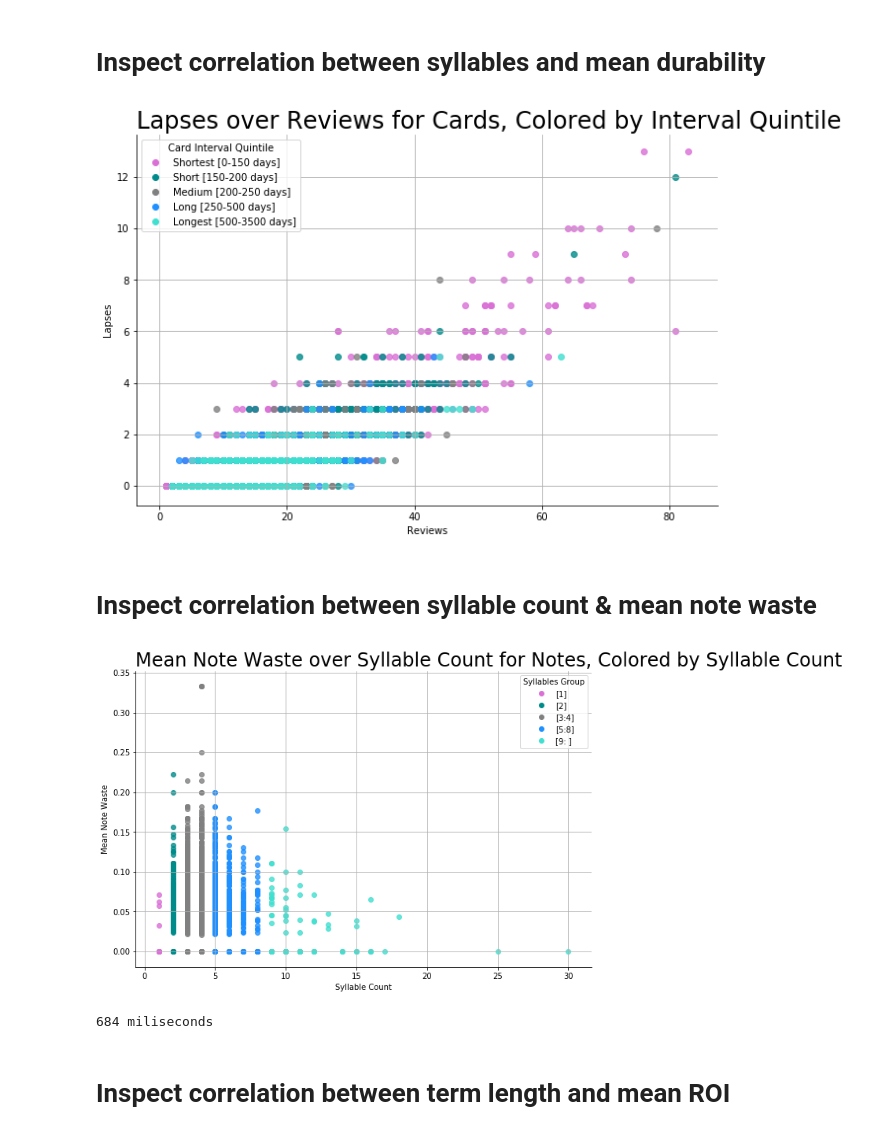
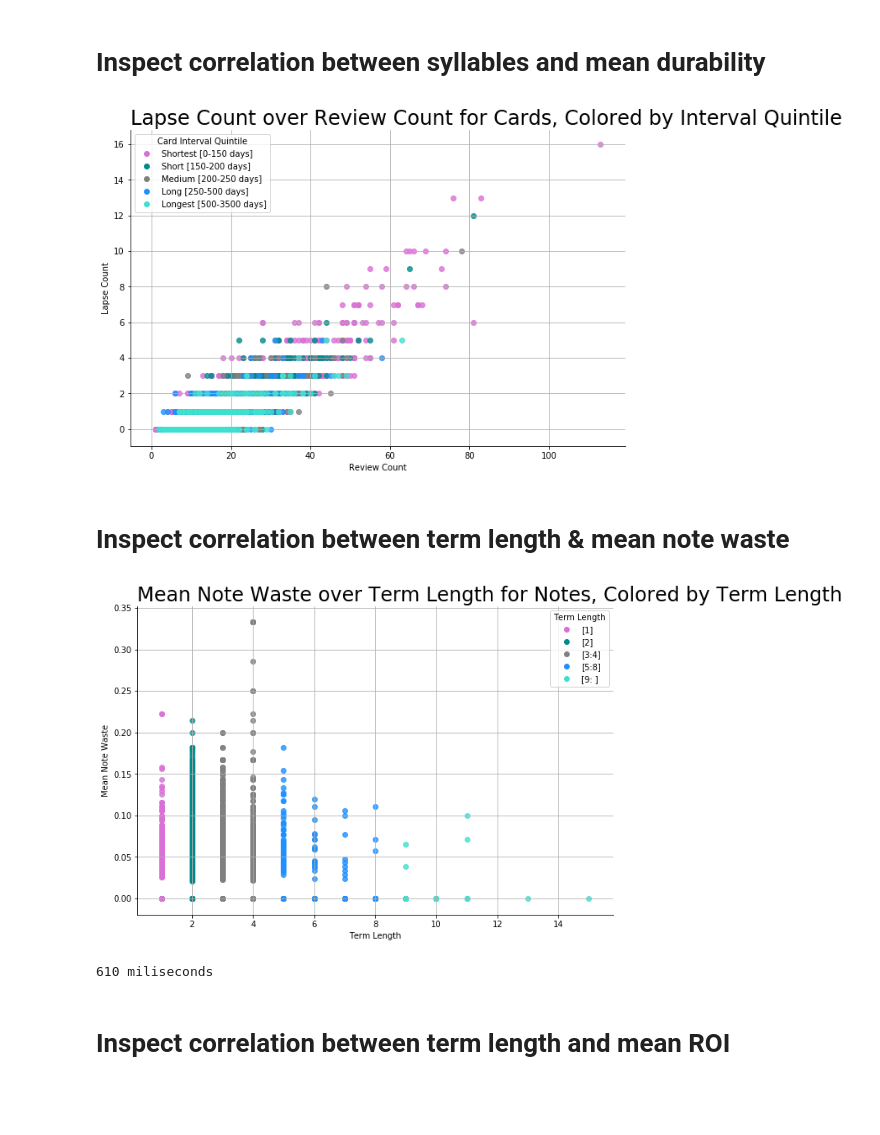
Before and after one commit to avidrucker/vocab-analysis, a Jupyter notebook: section_4_visualize_the_data.ipynb, the cells around one changed output. Saved outputs shown, nothing was run; the diff lists cells and outputs as text; code cells hidden in the pictures; blank space fills up the shorter version.

```diff
--- a/section_4_visualize_the_data.ipynb
+++ b/section_4_visualize_the_data.ipynb
@@ -173,41 +174,41 @@ def lmplot_tdd(x, y, x_label, y_label, title, hue, data,
 # %%
 # 001
 x = 'reps'
 y = 'lapses'
-x_label = 'Review COunt'
+x_label = 'Review Count'
 y_label = 'Lapse Count'
 hue = 'c_ivl_q'
 colors = "Interval Quintile"
 data = df_cards
 df_name = "Cards"
 title = f'{y_label} over {x_label} for {df_name}'
 if hue != "":
     title += f", Colored by {colors}"
 has_legend = True
 leg_title = 'Card Interval Quintile'
 hue_order = [0,1,2,3,4]
 
 leg_labels = ['Shortest [0-150 days]', 'Short [150-200 days]','Medium [200-250 days]','Long [250-500 days]','Longest [500-3500 days]']
 key_vals = {'Shortest [0-150 days]': u'orchid','Short [150-200 days]': u'darkcyan','Medium [200-250 days]': u'grey','Long [250-500 days]': u'dodgerblue','Longest [500-3500 days]': u'turquoise'}
 
 # https://stackoverflow.com/questions/9768865/python-nonetype-object-is-not-callable-beginner
 lmplot_tdd(x=x, y=y, x_label=x_label, y_label=y_label, title=title, hue=hue, data=data, key_vals=key_vals, hue_order=hue_order,has_legend=has_legend, leg_title=leg_title, leg_labels=leg_labels)
 # %% [output]
-[figure, old version]
+[figure, new version]
 # %% [markdown]
-# Inspect correlation between syllable count & mean note waste
+# Inspect correlation between term length & mean note waste
 # %%
 # corr
-x, y = 'Syllables', 'mean_note_waste'
-x_label, y_label = 'Syllable Count', 'Mean Note Waste'
+x, y = 'TermLen', 'mean_note_waste'
+x_label, y_label = 'Term Length', 'Mean Note Waste'
 data = df_notes
-hue = 'SyllablesGroup'
+hue = 'TermLenGroup'
 has_legend = True
-leg_title = 'Syllables Group'
+leg_title = 'Term Length'
 leg_labels = ['[1]','[2]', '[3:4]', '[5:8]', '[9: ]']
 hue_order = ['[1]','[2]', '[3:4]', '[5:8]', '[9: ]']
 
-colors = "Syllable Count"
+colors = "Term Length"
 df_name = "Notes"
 title = f'{y_label} over {x_label} for {df_name}'
 if hue != "":
@@ -222,8 +223,8 @@ time_it(lmplot_tdd, x=x, y=y, x_label=x_label, y_label=y_label,
         title=title, hue=hue, data=data, key_vals=key_vals, hue_order=hue_order,
         has_legend=has_legend, leg_title=leg_title, leg_labels=leg_labels)
 # %% [output]
-[figure, old version]
+[figure, new version]
-684 miliseconds
+610 miliseconds
 # %% [markdown]
 # Inspect correlation between term length and mean ROI
 # %%
```
Also changed, not shown: parts of 28 cells of this notebook, 3 other files.
